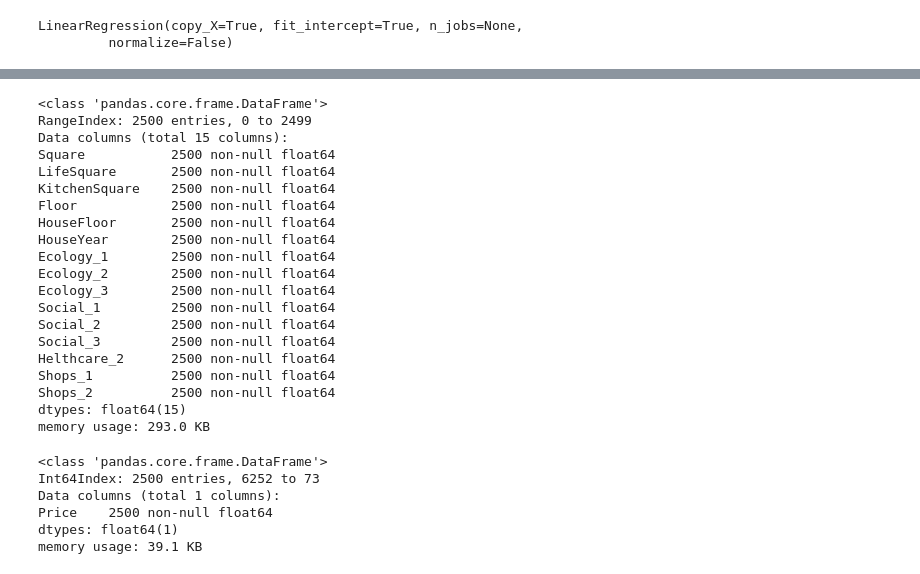
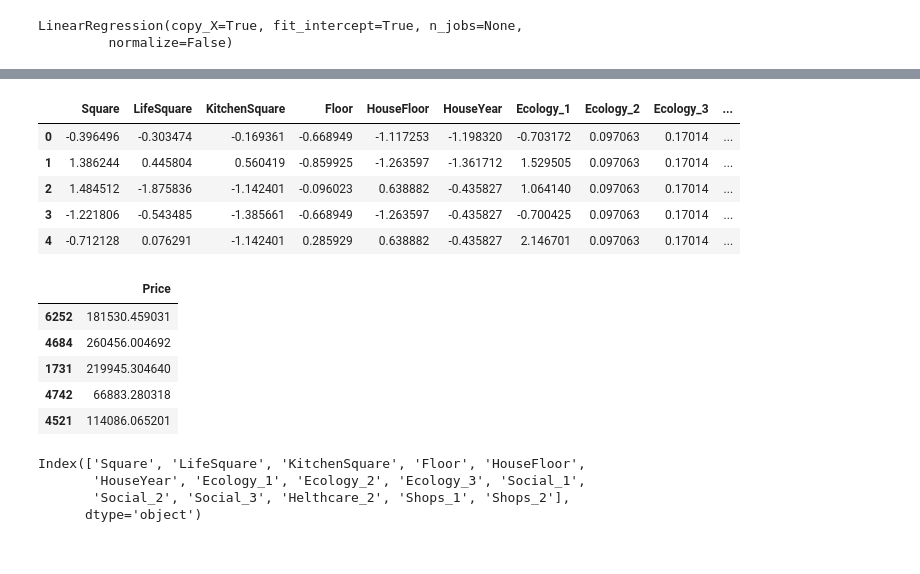
Before and after one commit to zirfuz/python_data_science, a Jupyter notebook: kurs1.ipynb, the cells around one changed output, grey strips where cells are left out. Drawn from its saved outputs; the diff is of its cells as text; code cells hidden in the pictures.

```diff
--- a/kurs1.ipynb
+++ b/kurs1.ipynb
@@ -451,32 +441,25 @@ memory usage: 117.2 KB
 # %%
-X_test_scaled.info()
+X_test_scaled[:5]
 # %% [output]
-<class 'pandas.core.frame.DataFrame'>
-RangeIndex: 2500 entries, 0 to 2499
-Data columns (total 15 columns):
-Square           2500 non-null float64
-LifeSquare       2500 non-null float64
-KitchenSquare    2500 non-null float64
-Floor            2500 non-null float64
-HouseFloor       2500 non-null float64
-HouseYear        2500 non-null float64
-Ecology_1        2500 non-null float64
-Ecology_2        2500 non-null float64
-Ecology_3        2500 non-null float64
-Social_1         2500 non-null float64
-Social_2         2500 non-null float64
-Social_3         2500 non-null float64
-Helthcare_2      2500 non-null float64
-Shops_1          2500 non-null float64
-Shops_2          2500 non-null float64
-dtypes: float64(15)
-memory usage: 293.0 KB
+|  | Square | LifeSquare | KitchenSquare | Floor | HouseFloor | HouseYear | Ecology_1 | Ecology_2 | Ecology_3 | ... |
+| 0 | -0.396496 | -0.303474 | -0.169361 | -0.668949 | -1.117253 | -1.198320 | -0.703172 | 0.097063 | 0.17014 | ... |
+| 1 | 1.386244 | 0.445804 | 0.560419 | -0.859925 | -1.263597 | -1.361712 | 1.529505 | 0.097063 | 0.17014 | ... |
+| 2 | 1.484512 | -1.875836 | -1.142401 | -0.096023 | 0.638882 | -0.435827 | 1.064140 | 0.097063 | 0.17014 | ... |
+| 3 | -1.221806 | -0.543485 | -1.385661 | -0.668949 | -1.263597 | -0.435827 | -0.700425 | 0.097063 | 0.17014 | ... |
+| 4 | -0.712128 | 0.076291 | -1.142401 | 0.285929 | 0.638882 | -0.435827 | 2.146701 | 0.097063 | 0.17014 | ... |
 # %%
-y_test.info()
+y_test[:5]
 # %% [output]
-<class 'pandas.core.frame.DataFrame'>
-Int64Index: 2500 entries, 6252 to 73
-Data columns (total 1 columns):
-Price    2500 non-null float64
-dtypes: float64(1)
-memory usage: 39.1 KB
+|  | Price |
+| 6252 | 181530.459031 |
+| 4684 | 260456.004692 |
+| 1731 | 219945.304640 |
+| 4742 | 66883.280318 |
+| 4521 | 114086.065201 |
+# %%
+feats
+# %% [output]
+Index(['Square', 'LifeSquare', 'KitchenSquare', 'Floor', 'HouseFloor',
+       'HouseYear', 'Ecology_1', 'Ecology_2', 'Ecology_3', 'Social_1',
+       'Social_2', 'Social_3', 'Helthcare_2', 'Shops_1', 'Shops_2'],
+      dtype='object')
```
Also changed, not shown: parts of 10 cells of this notebook.
